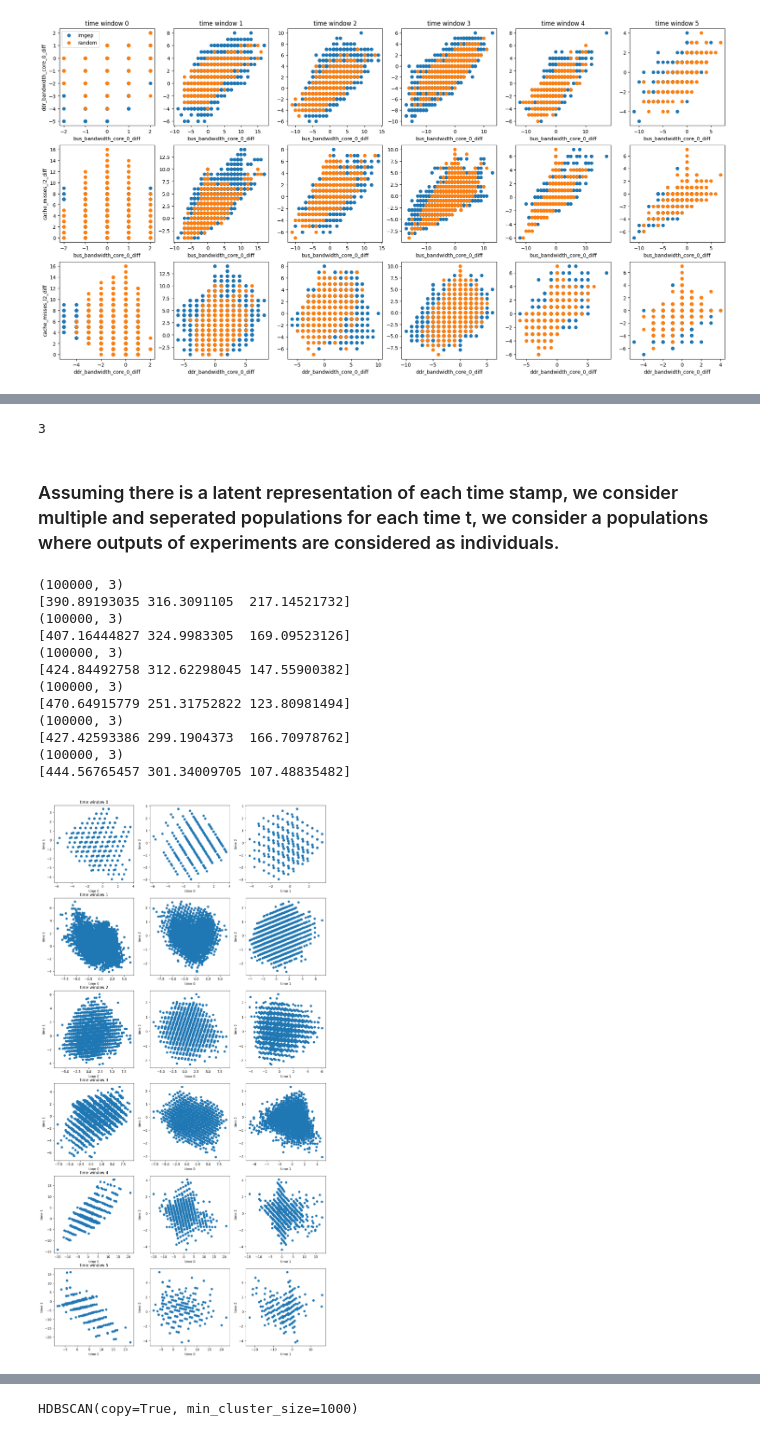
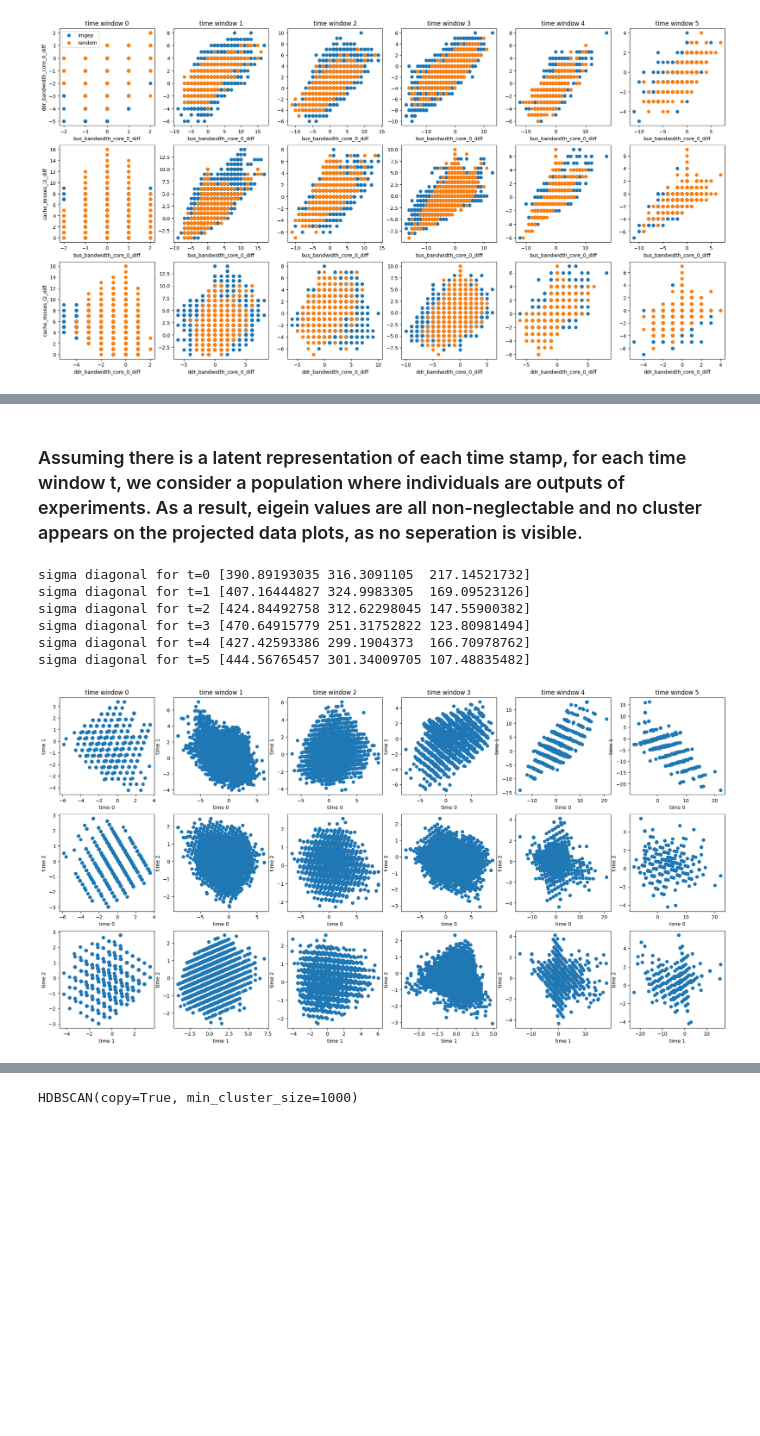
Before and after one commit to Ludoviccccc/Aixia_nouvelle_approche, a Jupyter notebook: Analyse_imgep.ipynb, the cells around one changed output, grey strips where cells are left out. Saved outputs shown, nothing was run; the diff lists cells and outputs as text; code cells hidden in the pictures; blank space fills up the shorter version.

```diff
--- a/Analyse_imgep.ipynb
+++ b/Analyse_imgep.ipynb
@@ -99,46 +91,35 @@ from sklearn.preprocessing import StandardScaler
+# %% [markdown]
+### Assuming there is a latent representation of each time stamp, for each time window t, we consider a population where individuals are outputs of experiments. As a result, eigein values are all non-neglectable and no cluster appears on the projected data plots, as no seperation is visible.
 # %%
 feature_list = ['bus_bandwidth_core_0_diff', 'ddr_bandwidth_core_0_diff', 'cache_misses_l2_diff']
-print(len(feature_list))
-# %% [output]
-3
 # %%
 content_imgep['memory_observation']
 content_array_time  = np.array([[[content_imgep['memory_observation'][feature][n][t] for feature in feature_list] for t in range(6)] for n in range(N)])
-# %% [markdown]
-### Assuming there is a latent representation of each time stamp, we consider multiple and seperated populations for each time t, we consider a populations where outputs of experiments are considered as individuals.
 # %%
-norm = lambda data: (data - data.mean(axis=0))/data.std(axis=0)
+norm_mean_std = lambda data: (data - data.mean(axis=0))/data.std(axis=0)
 # %%
-
 coords = combinaisons(3)
-fig,axs = plt.subplots(6,len(coords),figsize=(15,30))
+fig,axs = plt.subplots(len(coords),6,figsize=(24,12))
 for t in range(6):
     X = content_array_time[:,t,:]
-    X = norm(X)
+    X = norm_mean_std(X)
     U,Sig,Vt = np.linalg.svd(X,full_matrices=False)
     proj = U*Sig
-    print(proj.shape)
-    print(Sig)
+    print(f'sigma diagonal for t={t}',Sig)
     proj[0]
     for c,(i,j) in enumerate(coords[:]):
-        axs[t,c].scatter(proj[:,i],proj[:,j])
-        axs[t,c].set_xlabel(f'time {i}')
-        axs[t,c].set_ylabel(f'time {j}')
-    axs[t,0].set_title(f'time window {t}')
+        axs[c,t].scatter(proj[:,i],proj[:,j])
+        axs[c,t].set_xlabel(f'time {i}')
+        axs[c,t].set_ylabel(f'time {j}')
+    axs[0,t].set_title(f'time window {t}')
     #axs[t,c].legend()
 #fig.tight_layout()
 plt.show()
 # %% [output]
-(100000, 3)
-[390.89193035 316.3091105  217.14521732]
-(100000, 3)
-[407.16444827 324.9983305  169.09523126]
-(100000, 3)
-[424.84492758 312.62298045 147.55900382]
-(100000, 3)
-[470.64915779 251.31752822 123.80981494]
-(100000, 3)
-[427.42593386 299.1904373  166.70978762]
-(100000, 3)
-[444.56765457 301.34009705 107.48835482]
+sigma diagonal for t=0 [390.89193035 316.3091105  217.14521732]
+sigma diagonal for t=1 [407.16444827 324.9983305  169.09523126]
+sigma diagonal for t=2 [424.84492758 312.62298045 147.55900382]
+sigma diagonal for t=3 [470.64915779 251.31752822 123.80981494]
+sigma diagonal for t=4 [427.42593386 299.1904373  166.70978762]
+sigma diagonal for t=5 [444.56765457 301.34009705 107.48835482]
-[figure, old version]
+[figure, new version]
```
Also changed, not shown: parts of 32 cells of this notebook.
